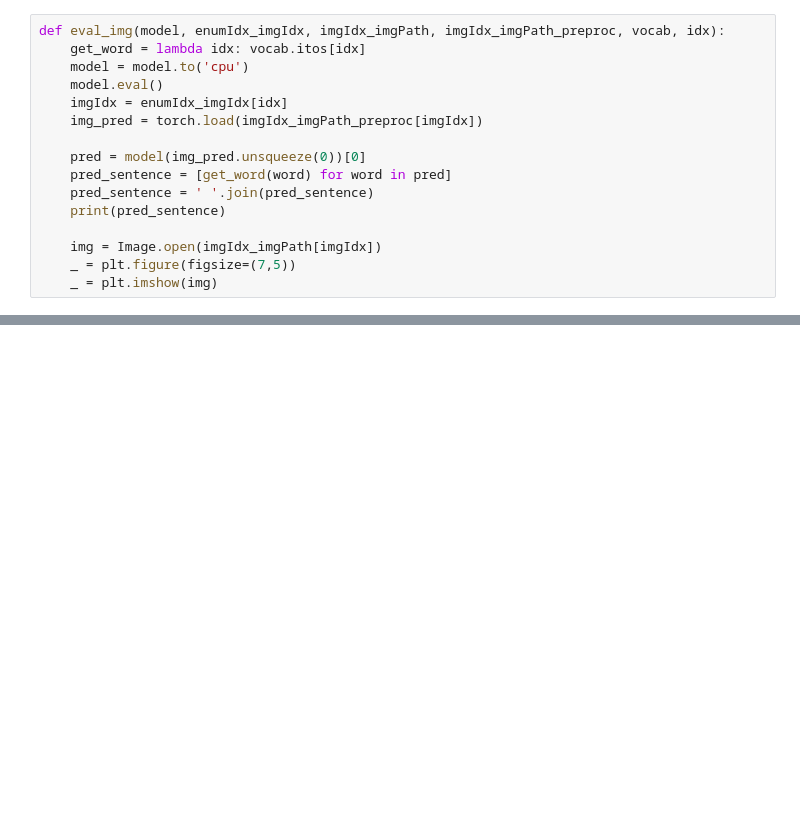
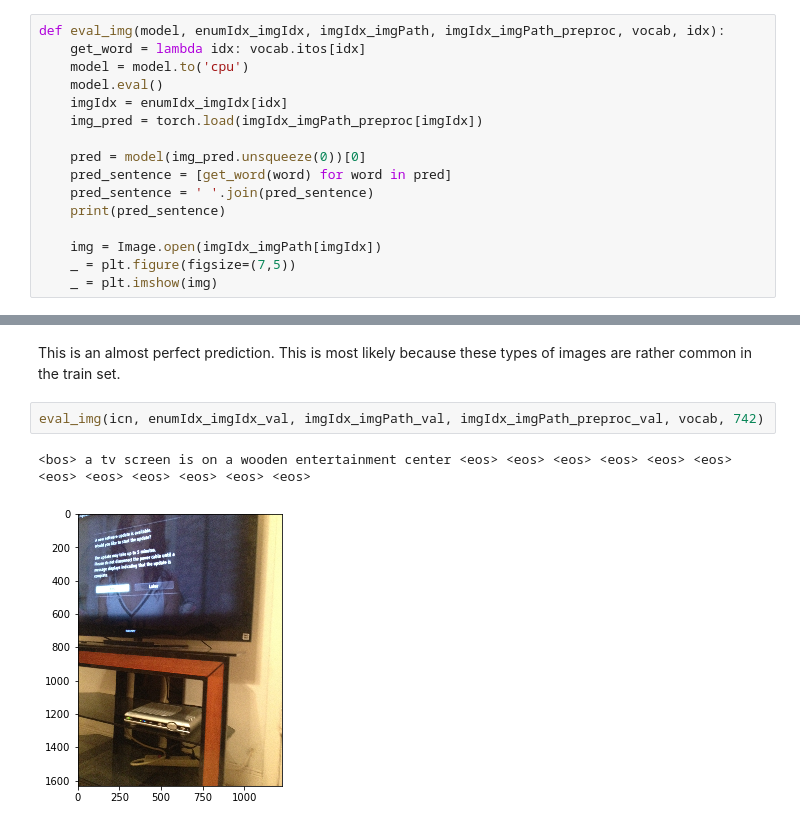
Before and after one commit to Lukas113/deep_learning, a Jupyter notebook: mini-challenges/MC2_Lukas_Gehrig/MC2_Lukas_Gehrig.ipynb, the cells around one changed output, grey strips where cells are left out. Drawn from its saved outputs; the diff is of its cells as text; blank space fills up the shorter version.

```diff
--- a/mini-challenges/MC2_Lukas_Gehrig/MC2_Lukas_Gehrig.ipynb
+++ b/mini-challenges/MC2_Lukas_Gehrig/MC2_Lukas_Gehrig.ipynb
@@ -476,0 +613,7 @@ Sum: 62h 00min
+# %% [markdown]
+This is an almost perfect prediction. This is most likely because these types of images are rather common in the train set.
+# %%
+eval_img(icn, enumIdx_imgIdx_val, imgIdx_imgPath_val, imgIdx_imgPath_preproc_val, vocab, 742)
+# %% [output]
+<bos> a tv screen is on a wooden entertainment center <eos> <eos> <eos> <eos> <eos> <eos> <eos> <eos> <eos> <eos> <eos> <eos>
+[figure, added]
```
Also changed, not shown: parts of 54 cells of this notebook, 9 other files.
